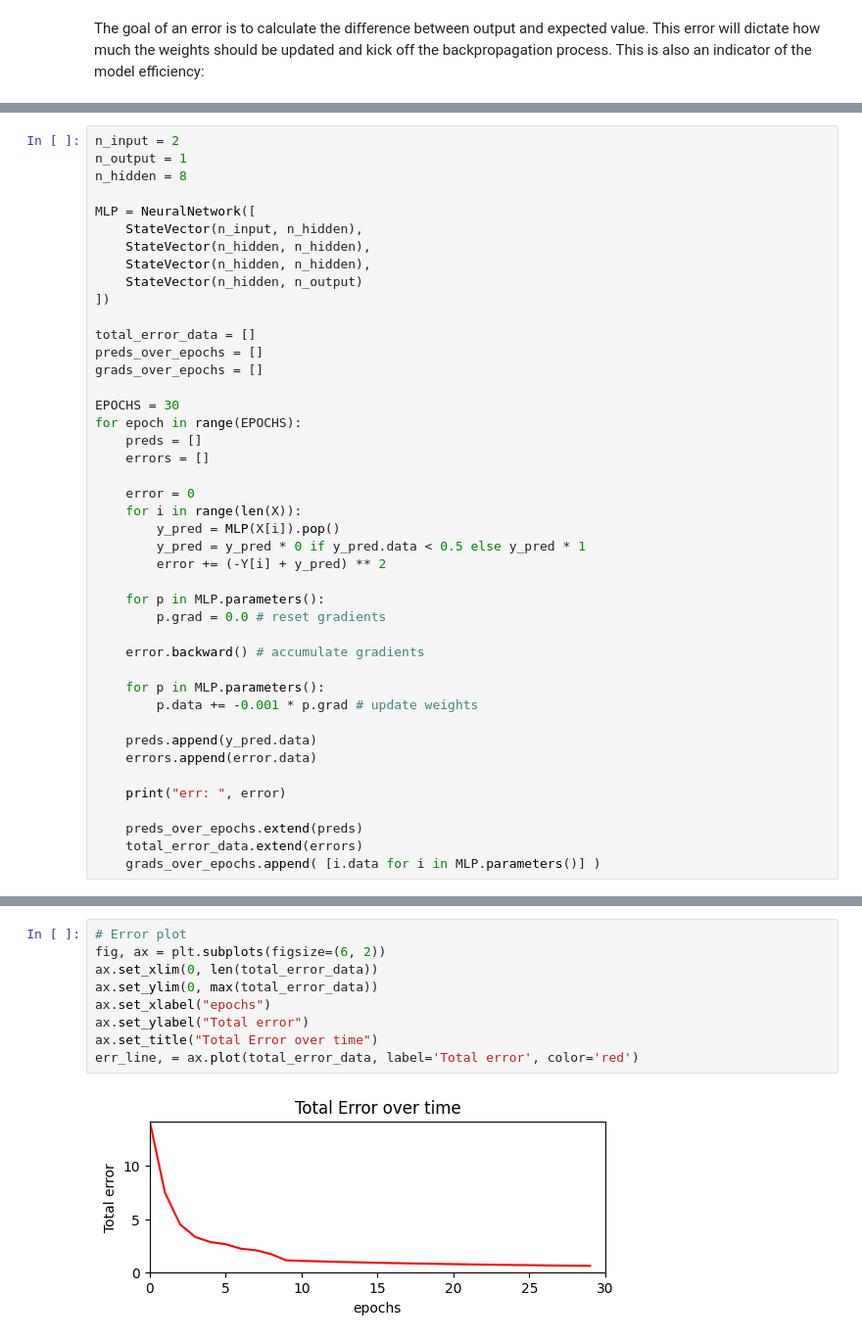
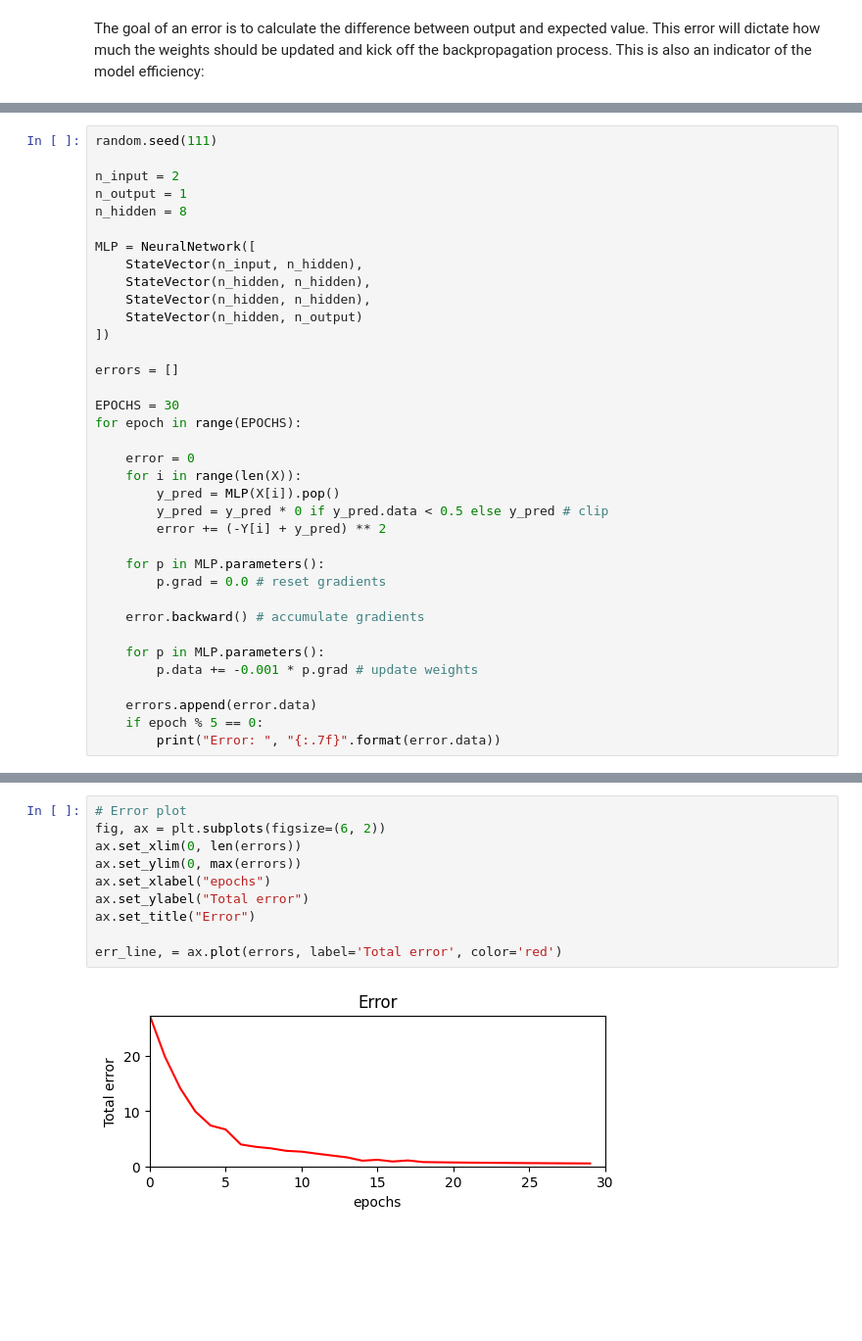
Before and after one commit to kturaevv/papers, a Jupyter notebook: learning_representations_by_backpropagating_errors/notes.ipynb, the cells around one changed output, grey strips where cells are left out. Shown at 98% size. Drawn from its saved outputs; the diff is of its cells as text; blank space fills up the shorter version.

```diff
--- a/learning_representations_by_backpropagating_errors/notes.ipynb
+++ b/learning_representations_by_backpropagating_errors/notes.ipynb
@@ -424,4 +143,6 @@ class Scalar:
 # %%
+random.seed(111)
+
 n_input = 2
 n_output = 1
 n_hidden = 8
@@ -433,19 +154,15 @@ MLP = NeuralNetwork([
     StateVector(n_hidden, n_output)
 ])
 
-total_error_data = []
-preds_over_epochs = []
-grads_over_epochs = []
+errors = []
 
 EPOCHS = 30
 for epoch in range(EPOCHS):
-    preds = []
-    errors = []
 
     error = 0
     for i in range(len(X)):
         y_pred = MLP(X[i]).pop()
-        y_pred = y_pred * 0 if y_pred.data < 0.5 else y_pred * 1
+        y_pred = y_pred * 0 if y_pred.data < 0.5 else y_pred # clip
         error += (-Y[i] + y_pred) ** 2
 
     for p in MLP.parameters():
@@ -456,12 +173,7 @@ for epoch in range(EPOCHS):
     for p in MLP.parameters():
         p.data += -0.001 * p.grad # update weights
 
-    preds.append(y_pred.data)
     errors.append(error.data)
-
-    print("err: ", error)
-
-    preds_over_epochs.extend(preds)
-    total_error_data.extend(errors)
-    grads_over_epochs.append( [i.data for i in MLP.parameters()] )
+    if epoch % 5 == 0:
+        print("Error: ", "{:.7f}".format(error.data))
 # %% [output]
@@ -485,11 +186,12 @@ err:  Scalar(data=0.5901489395782863,grad=0)
 # %%
 # Error plot
 fig, ax = plt.subplots(figsize=(6, 2))
-ax.set_xlim(0, len(total_error_data))
-ax.set_ylim(0, max(total_error_data))
+ax.set_xlim(0, len(errors))
+ax.set_ylim(0, max(errors))
 ax.set_xlabel("epochs")
 ax.set_ylabel("Total error")
-ax.set_title("Total Error over time")
-err_line, = ax.plot(total_error_data, label='Total error', color='red')
+ax.set_title("Error")
+
+err_line, = ax.plot(errors, label='Total error', color='red')
 # %% [output]
-[figure, old version]
+[figure, new version]
```
Also changed, not shown: parts of 9 cells of this notebook, 5 other files.
